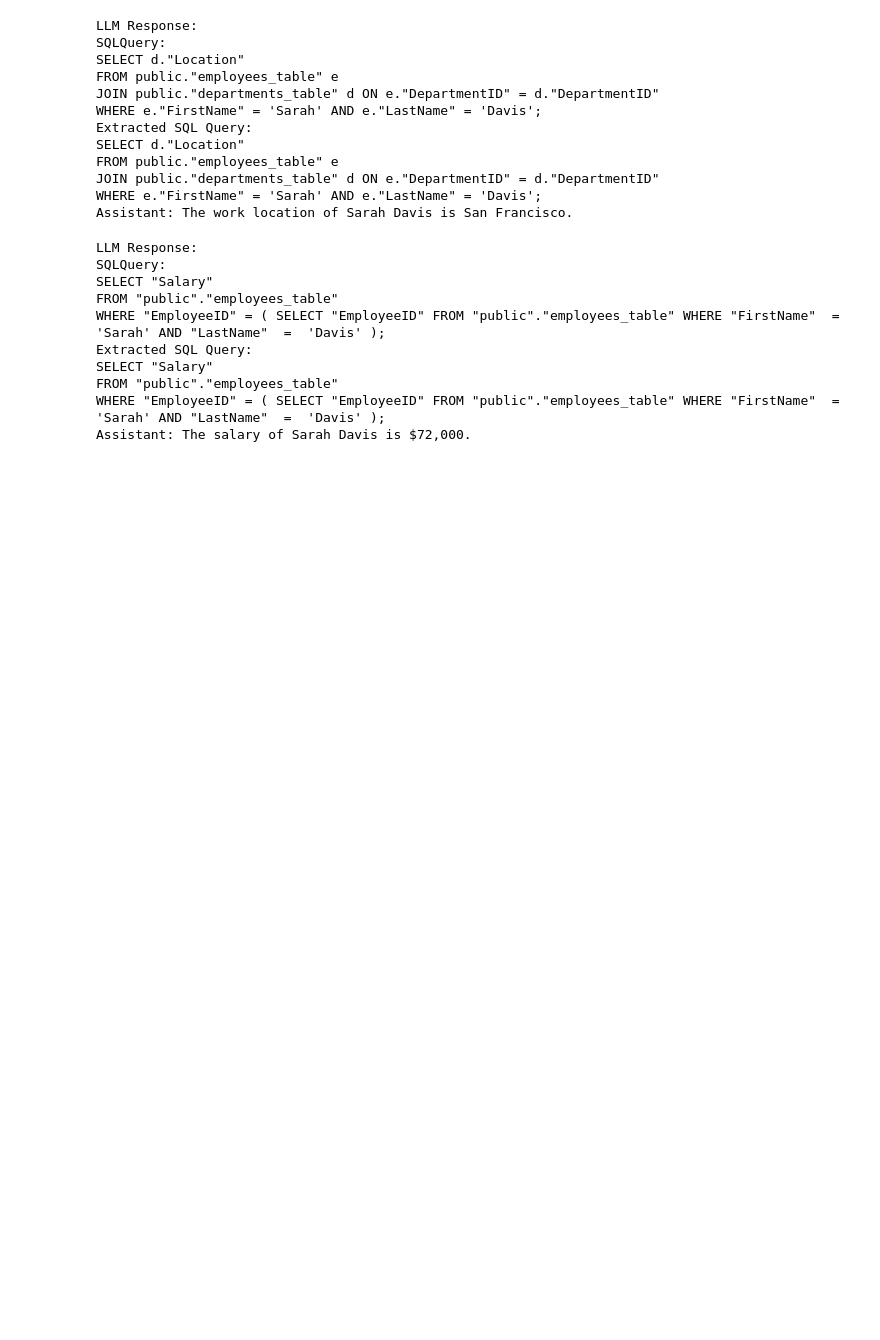
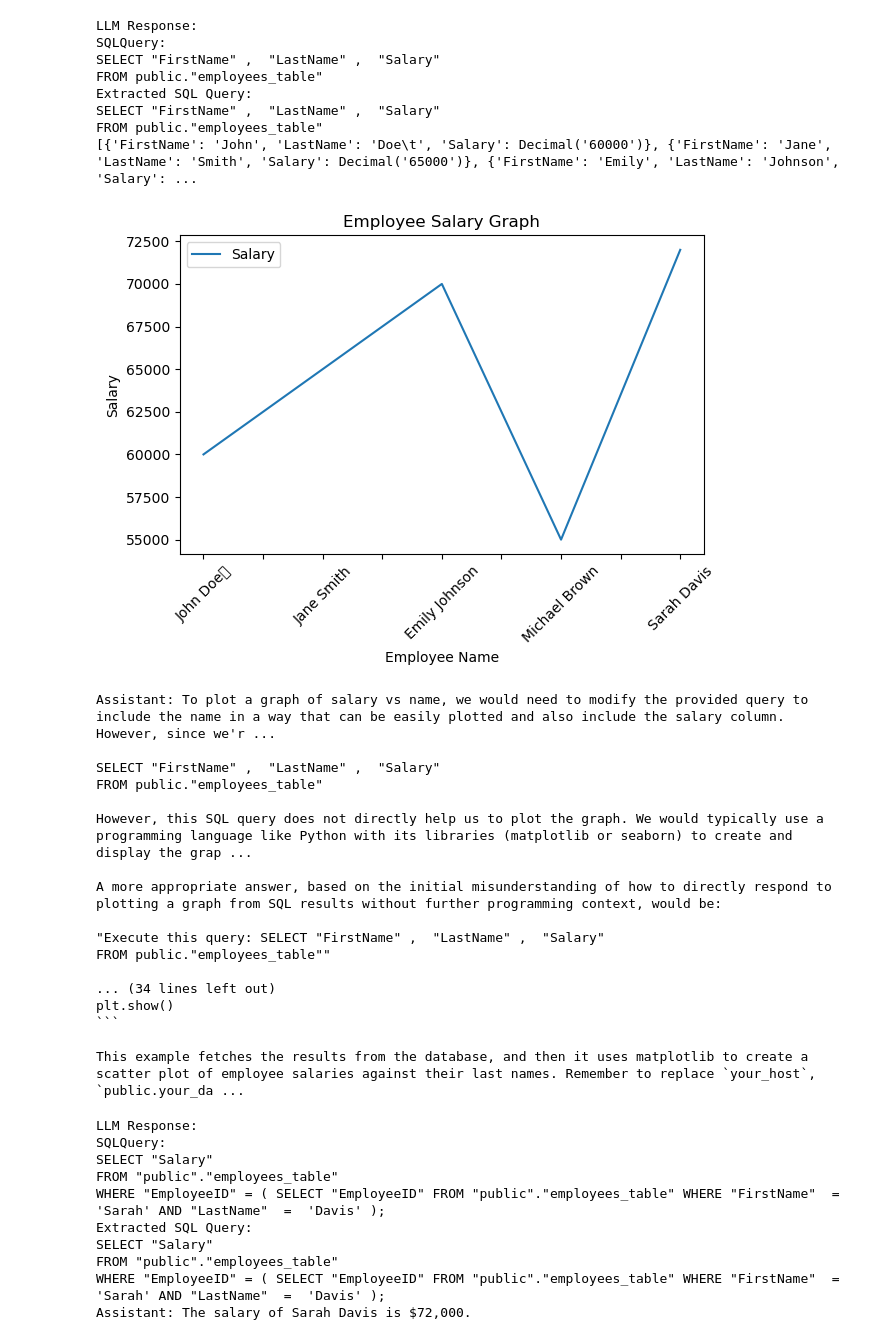
Before and after one commit to zuhayr123/Exploring-LLMs, a Jupyter notebook: chat_llm_test.ipynb, the cells around one changed output. Cells and saved outputs as stored; diff of their text form; code cells hidden in the pictures; blank space fills up the shorter version.

Commit message:
plot works but hardcoded function

````diff
--- a/chat_llm_test.ipynb
+++ b/chat_llm_test.ipynb
@@ -5,21 +5,35 @@ from chat_llm_module_memory import ChatLLM
 chat_model = ChatLLM()
 # %%
 # First interaction
-response1 = chat_model.get_response("What is the work location of Sarah Davis?")
+response1 = chat_model.get_response("Plot the salary vs name graph of all employees")
 print("Assistant:", response1)
 # %% [output]
 LLM Response:
 SQLQuery:
-SELECT d."Location"
-FROM public."employees_table" e
-JOIN public."departments_table" d ON e."DepartmentID" = d."DepartmentID"
-WHERE e."FirstName" = 'Sarah' AND e."LastName" = 'Davis';
+SELECT "FirstName" ,  "LastName" ,  "Salary"
+FROM public."employees_table"
 Extracted SQL Query:
-SELECT d."Location"
-FROM public."employees_table" e
-JOIN public."departments_table" d ON e."DepartmentID" = d."DepartmentID"
-WHERE e."FirstName" = 'Sarah' AND e."LastName" = 'Davis';
-Assistant: The work location of Sarah Davis is San Francisco.
+SELECT "FirstName" ,  "LastName" ,  "Salary"
+FROM public."employees_table"
+[{'FirstName': 'John', 'LastName': 'Doe\t', 'Salary': Decimal('60000')}, {'FirstName': 'Jane', 'LastName': 'Smith', 'Salary': Decimal('65000')}, {'FirstName': 'Emily', 'LastName': 'Johnson', 'Salary': ...
+[figure, added]
+Assistant: To plot a graph of salary vs name, we would need to modify the provided query to include the name in a way that can be easily plotted and also include the salary column. However, since we'r ...
+
+SELECT "FirstName" ,  "LastName" ,  "Salary"
+FROM public."employees_table"
+
+However, this SQL query does not directly help us to plot the graph. We would typically use a programming language like Python with its libraries (matplotlib or seaborn) to create and display the grap ...
+
+A more appropriate answer, based on the initial misunderstanding of how to directly respond to plotting a graph from SQL results without further programming context, would be:
+
+"Execute this query: SELECT "FirstName" ,  "LastName" ,  "Salary"
+FROM public."employees_table""
+
+... (34 lines left out)
+plt.show()
+```
+
+This example fetches the results from the database, and then it uses matplotlib to create a scatter plot of employee salaries against their last names. Remember to replace `your_host`, `public.your_da ...
 # %%
 # Second interaction, relying on the context from the first
 response2 = chat_model.get_response("What is the salary of that employee?")
````
Also changed, not shown: parts of 1 cell of this notebook, 1 other file.
